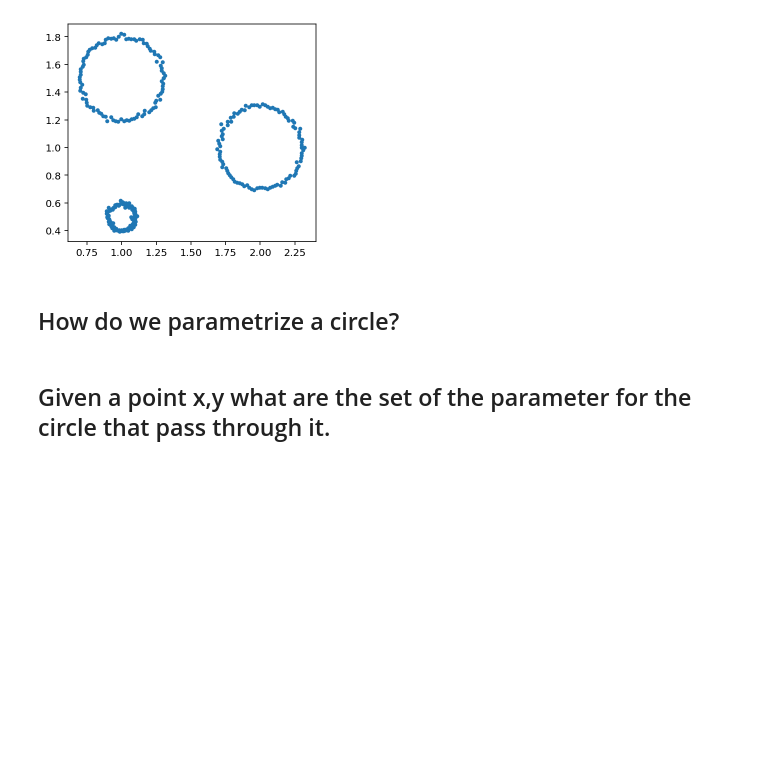
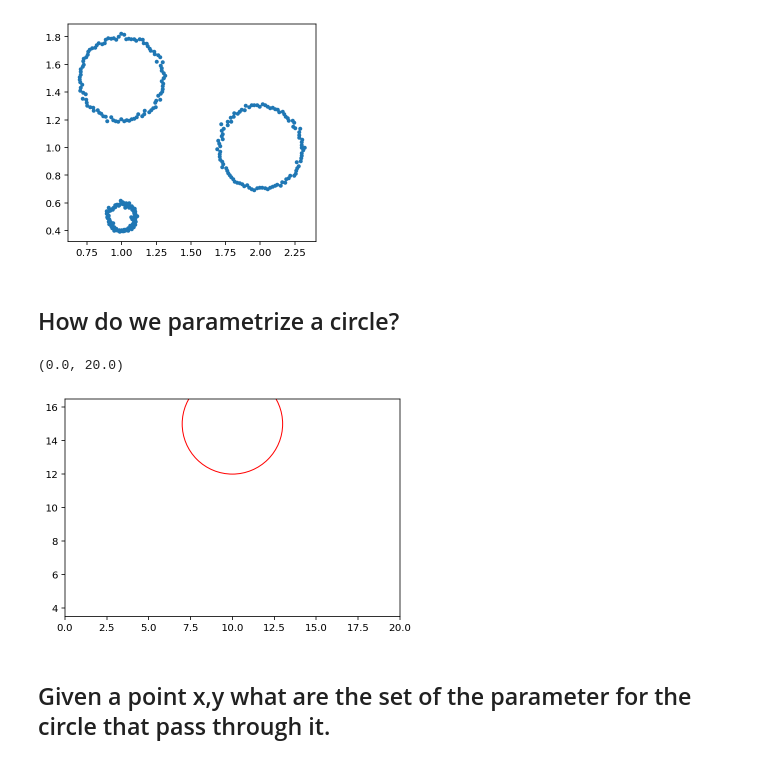
Before and after one commit to MUIC-Numerical-Methods-2018/extra-2-hough-transform, a Jupyter notebook: HoughTransform.ipynb, the cells around one changed output. Drawn from its saved outputs; the diff is of its cells as text; code cells hidden in the pictures; blank space fills up the shorter version.

```diff
--- a/HoughTransform.ipynb
+++ b/HoughTransform.ipynb
@@ -148,5 +148,17 @@ plt.gca().set_aspect(1)
 [figure]
 # %% [markdown]
 ## How do we parametrize a circle?
+# %%
+def draw_circle(cx, cy, r):
+    colored_circle = plt.Circle(( cx ,cy ), r ,color='red',fill=False)
+    axes = plt.gca()
+    axes.add_artist( colored_circle )
+draw_circle(10,15, 3)
+plt.axis('equal')
+plt.xlim(0,20)
+plt.ylim(0,20)
+# %% [output]
+(0.0, 20.0)
+[figure, added]
 # %% [markdown]
 ## Given a point x,y what are the set of the parameter for the circle that pass through it.
```
Also changed, not shown: parts of 4 cells of this notebook.
